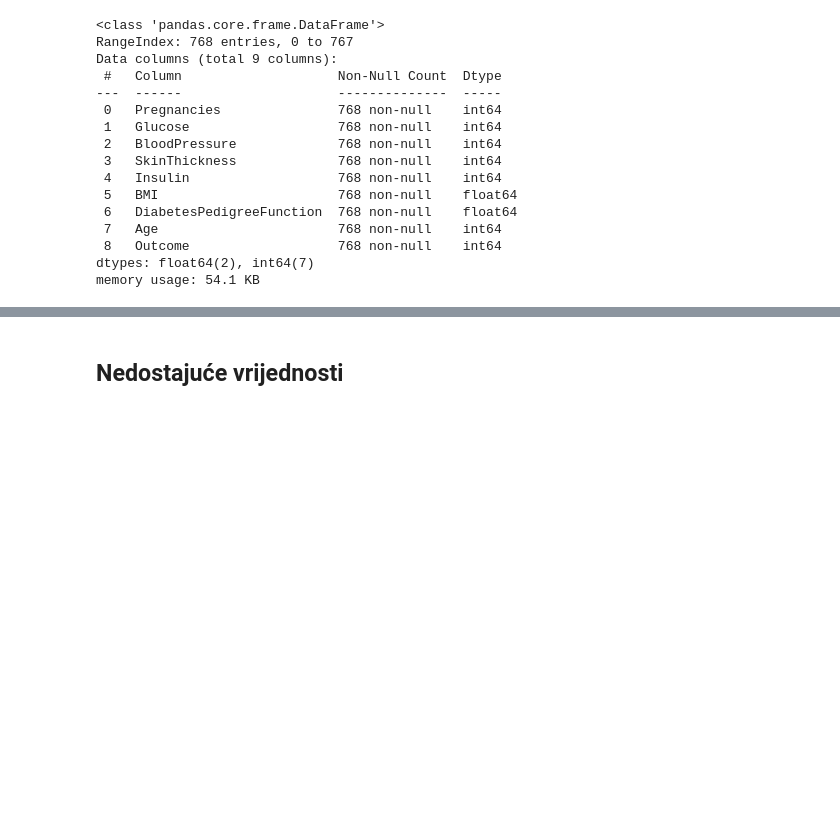
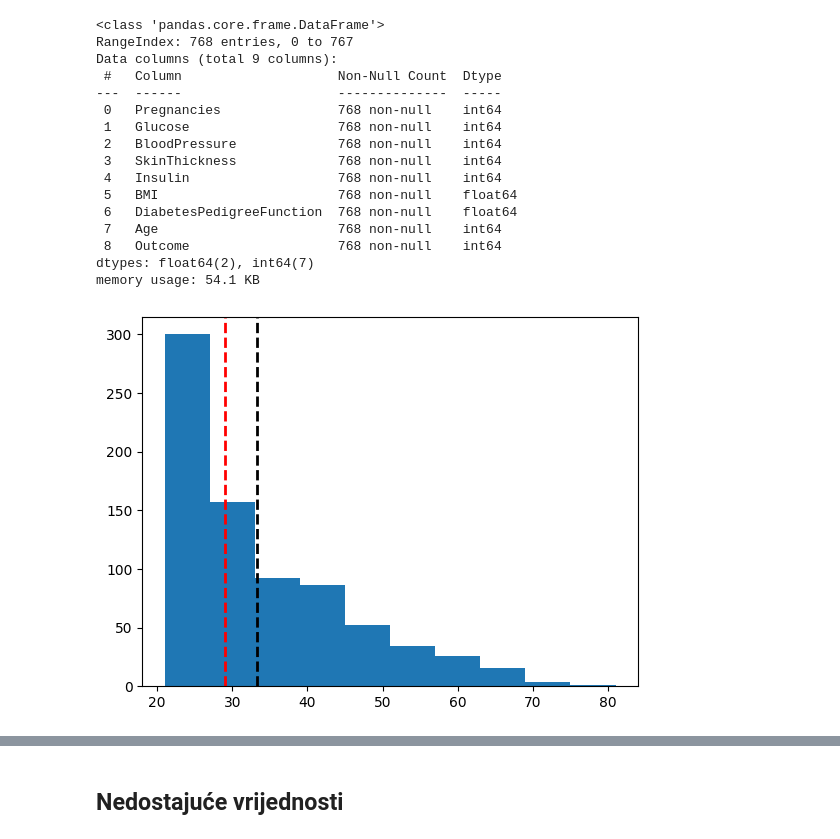
Before and after one commit to pb7932/UZOP, a Jupyter notebook: UZOP_PetarBenjak_diabetes.ipynb, the cells around one changed output, grey strips where cells are left out. Cells and saved outputs as stored; diff of their text form; code cells hidden in the pictures; blank space fills up the shorter version.

```diff
--- a/UZOP_PetarBenjak_diabetes.ipynb
+++ b/UZOP_PetarBenjak_diabetes.ipynb
@@ -82,3 +82,11 @@ Data columns (total 9 columns):
  8   Outcome                   768 non-null    int64
 dtypes: float64(2), int64(7)
 memory usage: 54.1 KB
+# %%
+plt.hist(df.Age)
+plt.axvline(df.Age.mean(), color='k', linestyle='dashed', linewidth=2)
+plt.axvline(df.Age.median(), color='red', linestyle='dashed', linewidth=2)
+
+plt.show()
+# %% [output]
+[figure, added]
```
Also changed, not shown: parts of 1 cell of this notebook.
